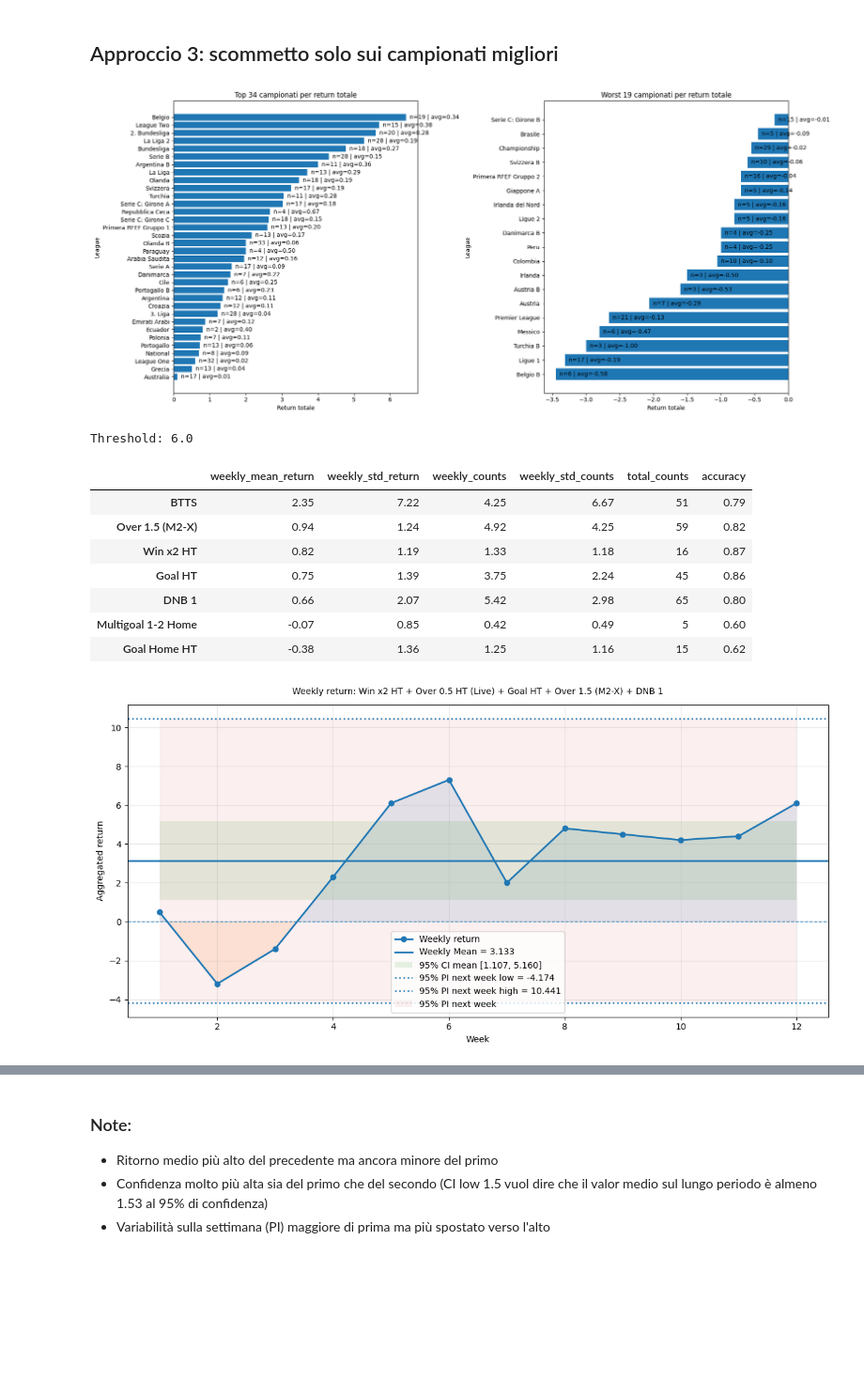
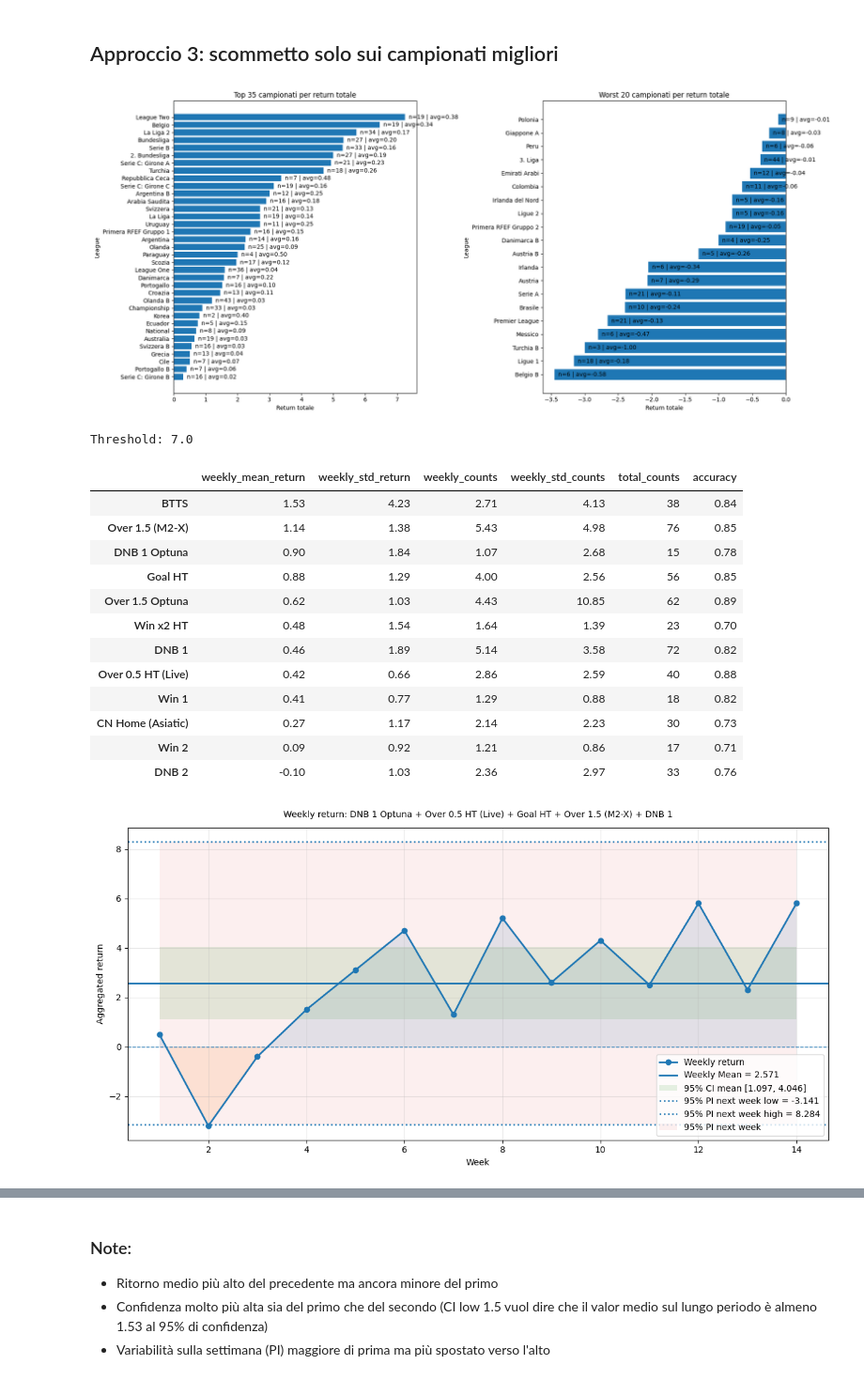
Before and after one commit to NickOLeeney/bet-master-analytics, a Jupyter notebook: src/strategies/analysis.ipynb, the cells around one changed output, grey strips where cells are left out. Shown at 94% size. Drawn from its saved outputs; the diff is of its cells as text; code cells hidden in the pictures; blank space fills up the shorter version.

Commit message:
added over under 2.5 optuna models

```diff
--- a/src/strategies/analysis.ipynb
+++ b/src/strategies/analysis.ipynb
@@ -14,0 +15,12 @@ df.tail()
+# %%
+df[df['strategy'] == 'Over 1.5 Optuna']
+
+def modify_optuna_return(row):
+    if row['strategy'] == 'Over 1.5 Optuna':
+        if row['return'] > 0:
+            return 0.15
+        else:
+            return row['return']
+    else:
+        return row['return']
+df['return'] = df.apply(lambda x: modify_optuna_return(x), axis=1)
@@ -112,32 +149,37 @@ Name: return, dtype: float64
 # %%
 best_leagues = get_best_leagues(df)
 # %% [output]
-[figure, old version]
+[figure, new version]
 # %%
 threshold = best_leagues["n_matches"].quantile(q=0.1)
 print(f"Threshold: {threshold}")
 league_list = list(best_leagues[best_leagues["n_matches"] > threshold].index)
 # %% [output]
-Threshold: 6.0
+Threshold: 7.0
 # %%
 # Vedo quali sono le migliori scommesse per i campionati con ritorno positivo (considero solo campionati grafico a sx)
 get_best_strategies(df, leagues=league_list)
 # %% [output]
 |  | weekly_mean_return | weekly_std_return | weekly_counts | weekly_std_counts | total_counts | accuracy |
-| BTTS | 2.35 | 7.22 | 4.25 | 6.67 | 51 | 0.79 |
-| Over 1.5 (M2-X) | 0.94 | 1.24 | 4.92 | 4.25 | 59 | 0.82 |
-| Win x2 HT | 0.82 | 1.19 | 1.33 | 1.18 | 16 | 0.87 |
-| Goal HT | 0.75 | 1.39 | 3.75 | 2.24 | 45 | 0.86 |
-| DNB 1 | 0.66 | 2.07 | 5.42 | 2.98 | 65 | 0.80 |
-| Multigoal 1-2 Home | -0.07 | 0.85 | 0.42 | 0.49 | 5 | 0.60 |
-| Goal Home HT | -0.38 | 1.36 | 1.25 | 1.16 | 15 | 0.62 |
+| BTTS | 1.53 | 4.23 | 2.71 | 4.13 | 38 | 0.84 |
+| Over 1.5 (M2-X) | 1.14 | 1.38 | 5.43 | 4.98 | 76 | 0.85 |
+| DNB 1 Optuna | 0.90 | 1.84 | 1.07 | 2.68 | 15 | 0.78 |
+| Goal HT | 0.88 | 1.29 | 4.00 | 2.56 | 56 | 0.85 |
+| Over 1.5 Optuna | 0.62 | 1.03 | 4.43 | 10.85 | 62 | 0.89 |
+| Win x2 HT | 0.48 | 1.54 | 1.64 | 1.39 | 23 | 0.70 |
+| DNB 1 | 0.46 | 1.89 | 5.14 | 3.58 | 72 | 0.82 |
+| Over 0.5 HT (Live) | 0.42 | 0.66 | 2.86 | 2.59 | 40 | 0.88 |
+| Win 1 | 0.41 | 0.77 | 1.29 | 0.88 | 18 | 0.82 |
+| CN Home (Asiatic) | 0.27 | 1.17 | 2.14 | 2.23 | 30 | 0.73 |
+| Win 2 | 0.09 | 0.92 | 1.21 | 0.86 | 17 | 0.71 |
+| DNB 2 | -0.10 | 1.03 | 2.36 | 2.97 | 33 | 0.76 |
 # %%
 # Prendo le strategie migliori togliendo CN Home perchè ha ritorno negativo e BTTS per alta volatilità
-best_strategies = ['Win x2 HT', 'Over 0.5 HT (Live)', 'Goal HT', 'Over 1.5 (M2-X)', 'DNB 1']
+best_strategies = ['DNB 1 Optuna', 'Over 0.5 HT (Live)', 'Goal HT', 'Over 1.5 (M2-X)', 'DNB 1']
 
 weekly_return, stats_1 = analyze_strategies(df, strategies=best_strategies, leagues=league_list, print_pi=True)
 # %% [output]
-[figure, old version]
+[figure, new version]
 # %%
 # Find the best leageus for the best strategies
 best_leagues = get_best_leagues(df, strategies=best_strategies)
```
Also changed, not shown: parts of 15 cells of this notebook, 3 other files.
